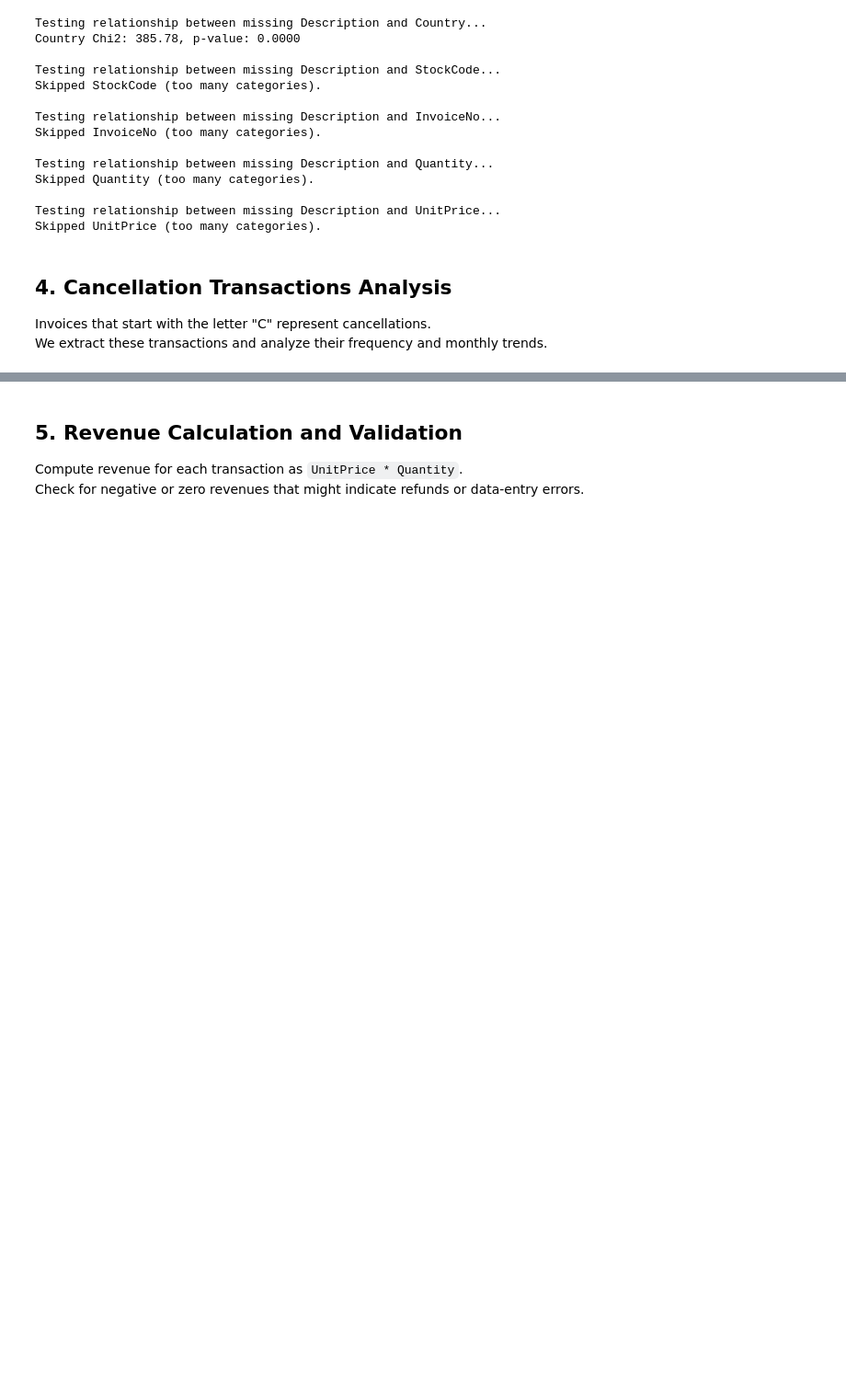
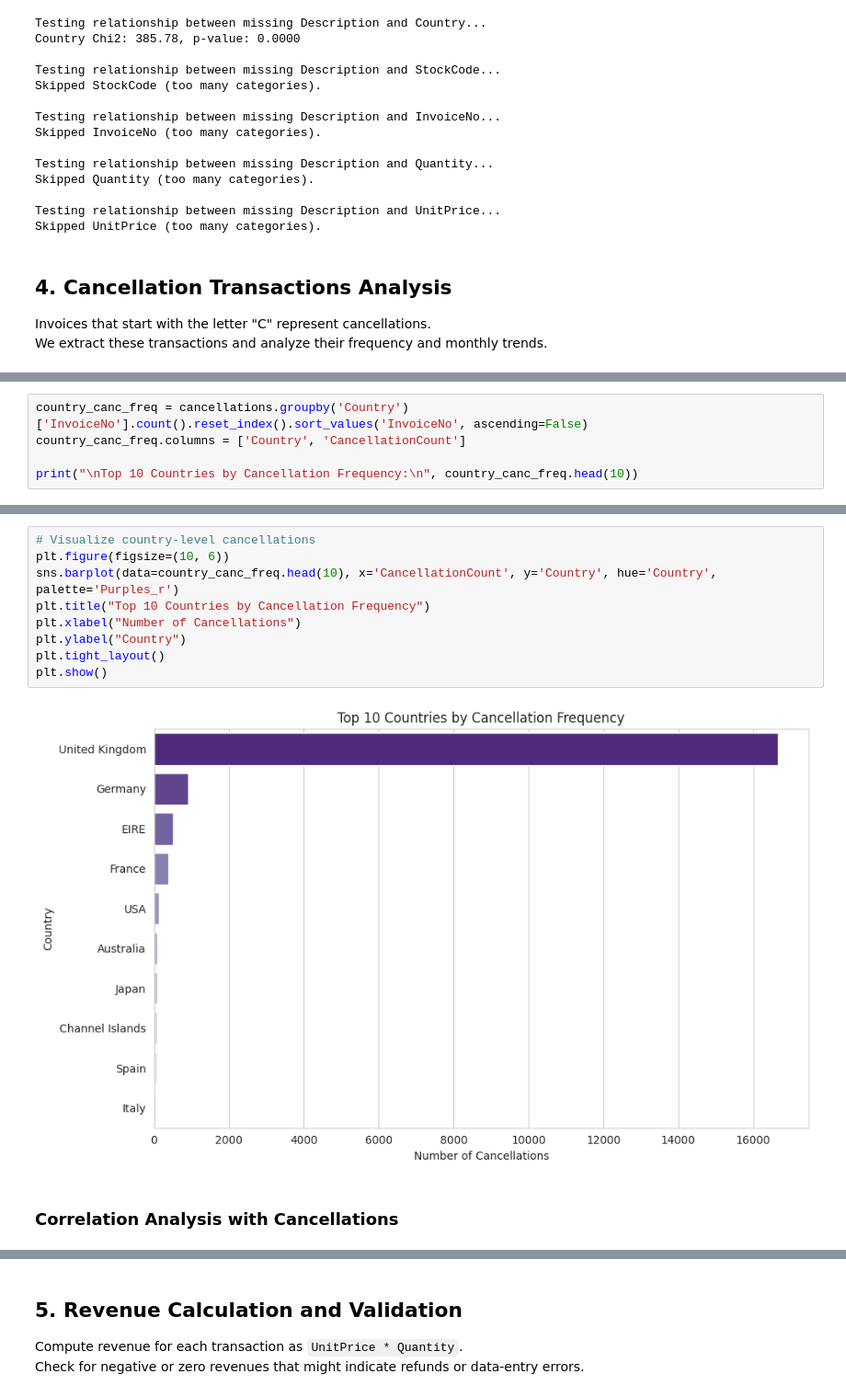
Before and after one commit to Aditya-gam/kpi-forecast-anomaly-platform, a Jupyter notebook: notebooks/01_data_exploration.ipynb, the cells around one changed output, grey strips where cells are left out. Shown at 92% size. Saved outputs shown, nothing was run; the diff lists cells and outputs as text; blank space fills up the shorter version.

```diff
--- a/notebooks/01_data_exploration.ipynb
+++ b/notebooks/01_data_exploration.ipynb
@@ -291,0 +403,5 @@ plt.show()
+# %%
+country_canc_freq = cancellations.groupby('Country')['InvoiceNo'].count().reset_index().sort_values('InvoiceNo', ascending=False)
+country_canc_freq.columns = ['Country', 'CancellationCount']
+
+print("\nTop 10 Countries by Cancellation Frequency:\n", country_canc_freq.head(10))
@@ -291,0 +421,13 @@ plt.show()
+# %%
+# Visualize country-level cancellations
+plt.figure(figsize=(10, 6))
+sns.barplot(data=country_canc_freq.head(10), x='CancellationCount', y='Country', hue='Country', palette='Purples_r')
+plt.title("Top 10 Countries by Cancellation Frequency")
+plt.xlabel("Number of Cancellations")
+plt.ylabel("Country")
+plt.tight_layout()
+plt.show()
+# %% [output]
+[figure, added]
+# %% [markdown]
+### Correlation Analysis with Cancellations
```
Also changed, not shown: parts of 39 cells of this notebook, 5 other files.
